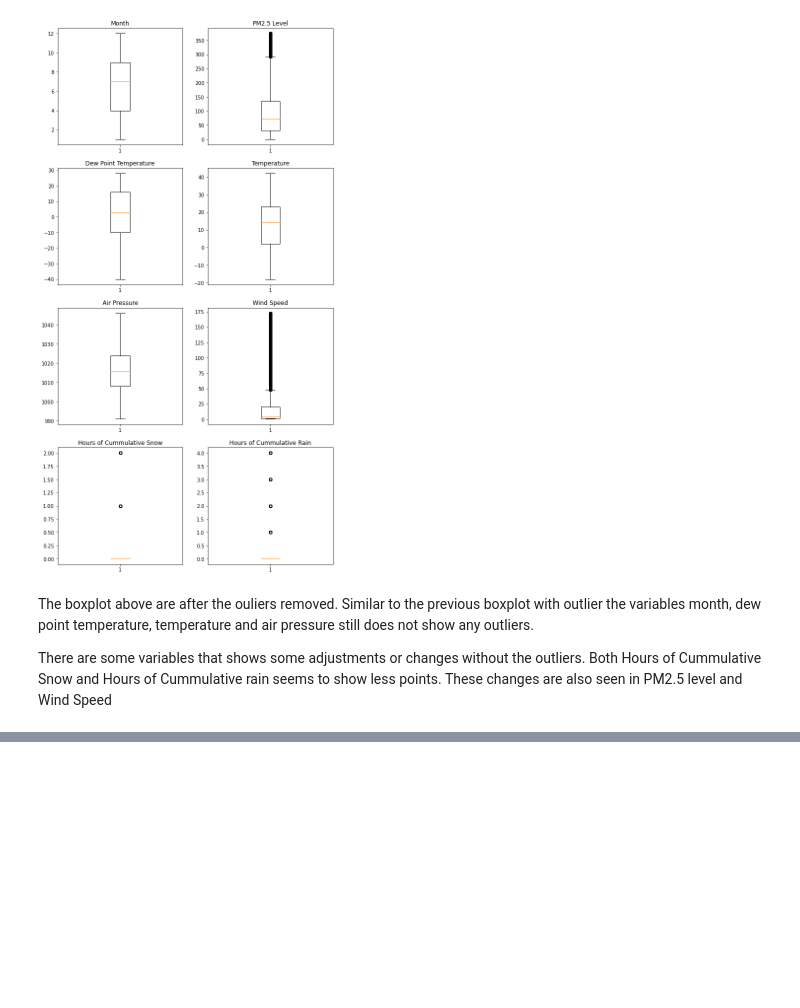
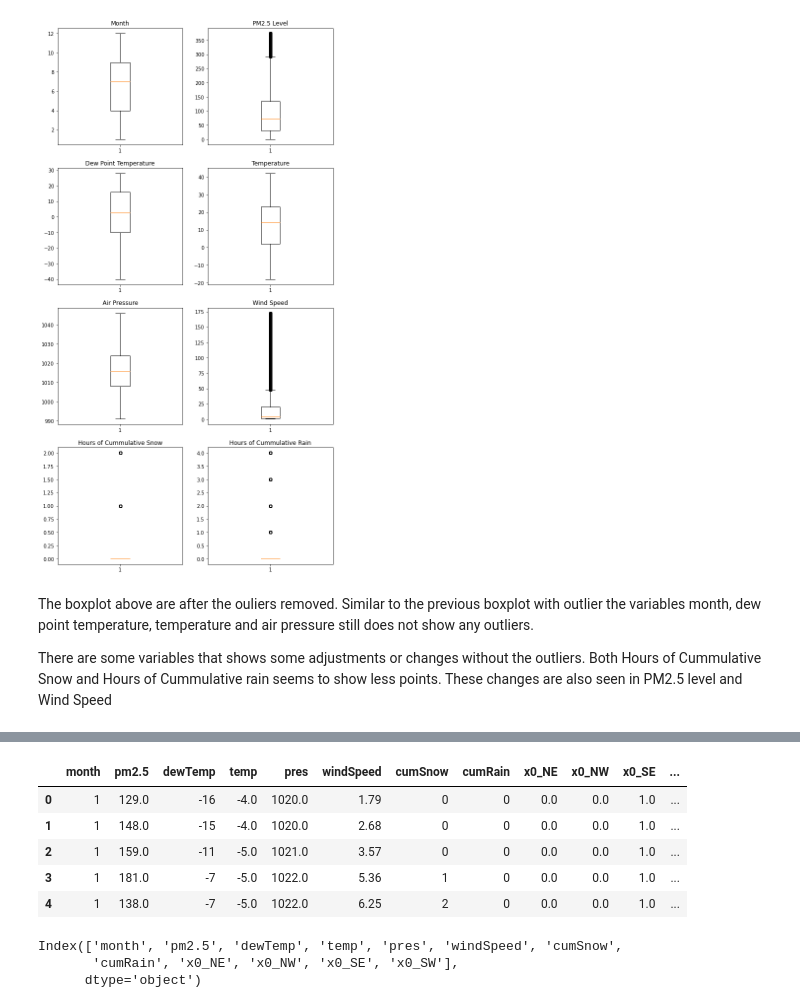
Before and after one commit to sverma1012/pollution, a Jupyter notebook: Part2_Data_Cleaning.ipynb, the cells around one changed output, grey strips where cells are left out. Saved outputs shown, nothing was run; the diff lists cells and outputs as text; code cells hidden in the pictures; blank space fills up the shorter version.

Commit message:
Complete Data Cleaning and start data analysis

```diff
--- a/Part2_Data_Cleaning.ipynb
+++ b/Part2_Data_Cleaning.ipynb
@@ -354,0 +380,8 @@ There are some variables that shows some adjustments or changes without the outl
+# %%
+from sklearn.preprocessing import OneHotEncoder
+
+windDirection = OneHotEncoder()
+windDirectionDF = windDirection.fit_transform(pollution[['windDir']])
+windDirectionDF = pd.DataFrame(windDirectionDF.toarray())
+windDirectionDF.columns = windDirection.get_feature_names()
+windDirectionDF.head()
@@ -354,0 +395,3 @@ There are some variables that shows some adjustments or changes without the outl
+# %%
+pollution.drop(columns = ['windDir'], inplace = True)
+pollution.head()
@@ -354,0 +405,16 @@ There are some variables that shows some adjustments or changes without the outl
+# %%
+pollutionDF = pd.concat([pollution, windDirectionDF], axis = 1)
+pollutionDF.head()
+# %% [output]
+|  | month | pm2.5 | dewTemp | temp | pres | windSpeed | cumSnow | cumRain | x0_NE | x0_NW | x0_SE | ... |
+| 0 | 1 | 129.0 | -16 | -4.0 | 1020.0 | 1.79 | 0 | 0 | 0.0 | 0.0 | 1.0 | ... |
+| 1 | 1 | 148.0 | -15 | -4.0 | 1020.0 | 2.68 | 0 | 0 | 0.0 | 0.0 | 1.0 | ... |
+| 2 | 1 | 159.0 | -11 | -5.0 | 1021.0 | 3.57 | 0 | 0 | 0.0 | 0.0 | 1.0 | ... |
+| 3 | 1 | 181.0 | -7 | -5.0 | 1022.0 | 5.36 | 1 | 0 | 0.0 | 0.0 | 1.0 | ... |
+| 4 | 1 | 138.0 | -7 | -5.0 | 1022.0 | 6.25 | 2 | 0 | 0.0 | 0.0 | 1.0 | ... |
+# %%
+pollutionDF.columns
+# %% [output]
+Index(['month', 'pm2.5', 'dewTemp', 'temp', 'pres', 'windSpeed', 'cumSnow',
+       'cumRain', 'x0_NE', 'x0_NW', 'x0_SE', 'x0_SW'],
+      dtype='object')
```
Also changed, not shown: parts of 36 cells of this notebook, 4 other files.
